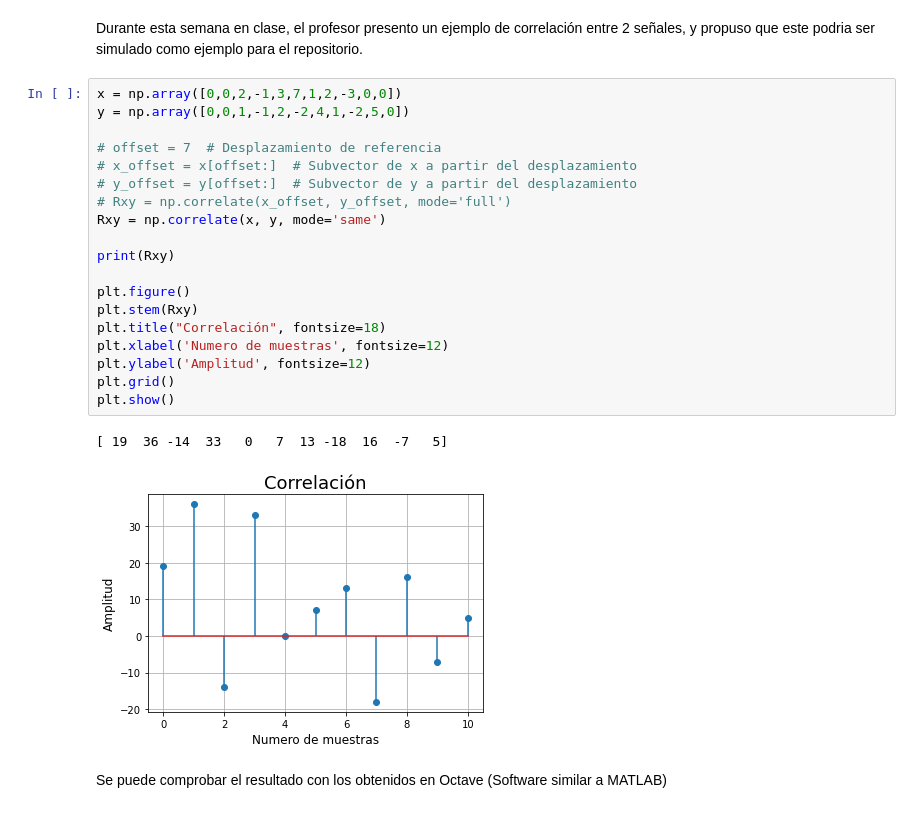
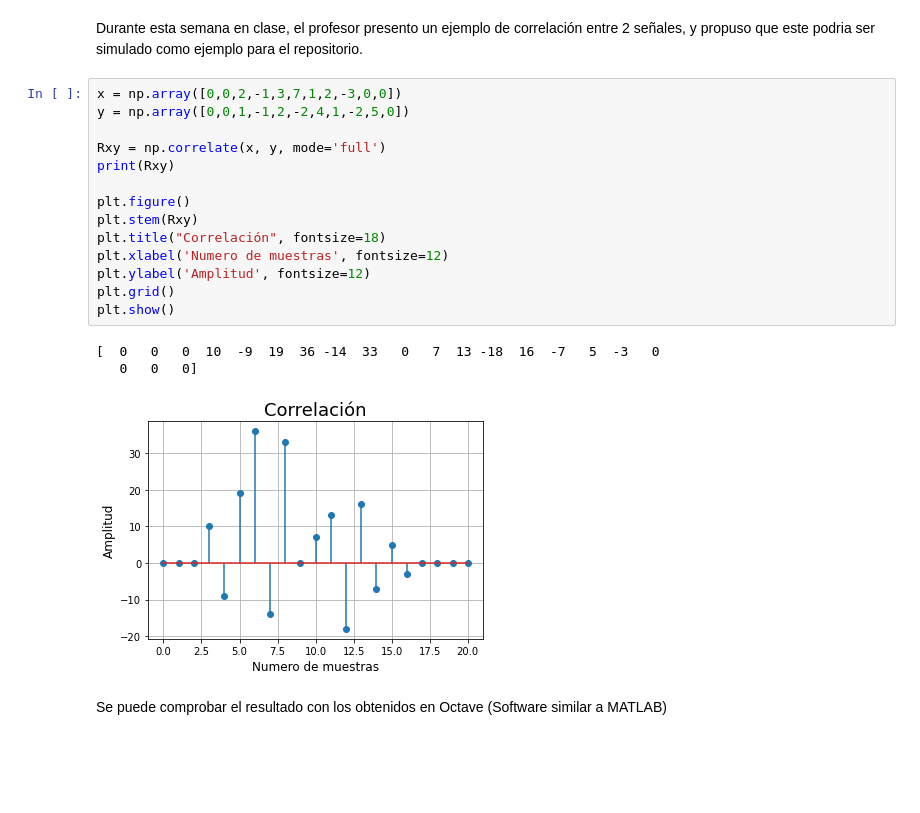
Before and after one commit to dsrojo10/DSP_UdeA, a Jupyter notebook: Clase6_20_02.ipynb, the cells around one changed output. Drawn from its saved outputs; the diff is of its cells as text; blank space fills up the shorter version.

```diff
--- a/Clase6_20_02.ipynb
+++ b/Clase6_20_02.ipynb
@@ -78,25 +78,21 @@ Durante esta semana en clase, el profesor presento un ejemplo de correlación en
 # %%
 x = np.array([0,0,2,-1,3,7,1,2,-3,0,0])
 y = np.array([0,0,1,-1,2,-2,4,1,-2,5,0])
 
-# offset = 7  # Desplazamiento de referencia
-# x_offset = x[offset:]  # Subvector de x a partir del desplazamiento
-# y_offset = y[offset:]  # Subvector de y a partir del desplazamiento
-# Rxy = np.correlate(x_offset, y_offset, mode='full')
-Rxy = np.correlate(x, y, mode='same')
-
+Rxy = np.correlate(x, y, mode='full')
 print(Rxy)
 
 plt.figure()
 plt.stem(Rxy)
 plt.title("Correlación", fontsize=18)
 plt.xlabel('Numero de muestras', fontsize=12)
 plt.ylabel('Amplitud', fontsize=12)
 plt.grid()
 plt.show()
 # %% [output]
-[ 19  36 -14  33   0   7  13 -18  16  -7   5]
+[  0   0   0  10  -9  19  36 -14  33   0   7  13 -18  16  -7   5  -3   0
+   0   0   0]
-[figure, old version]
+[figure, new version]
 # %% [markdown]
 Se puede comprobar el resultado con los obtenidos en Octave (Software similar a MATLAB)
 # %% [markdown]
```
